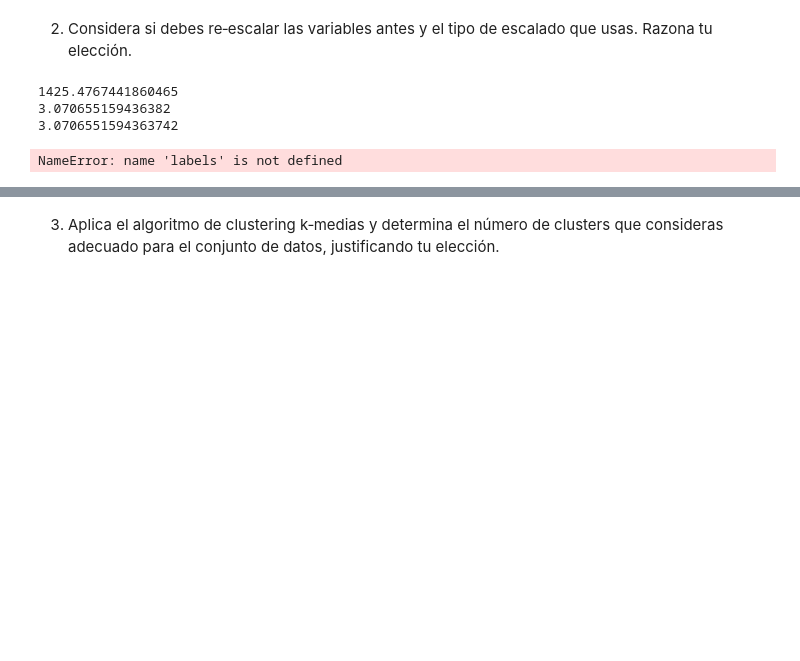
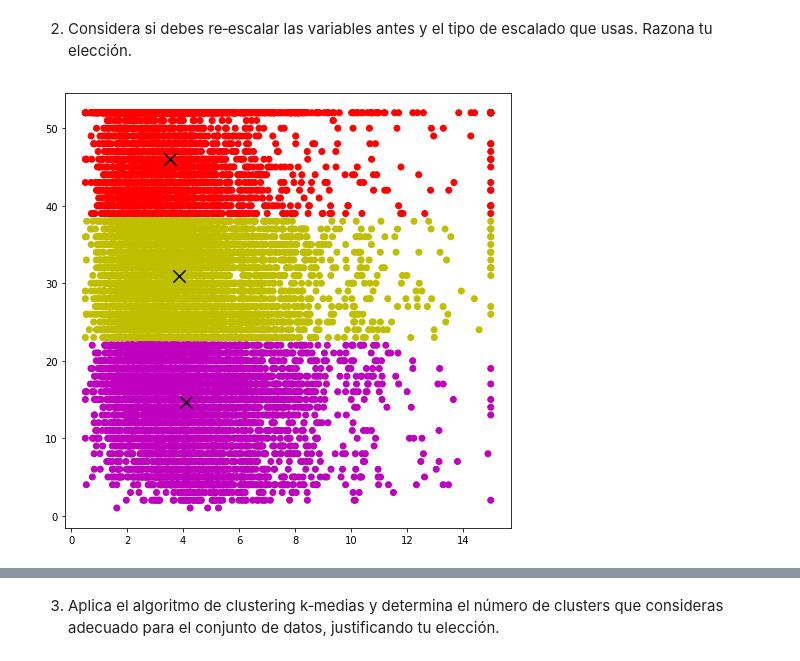
Before and after one commit to azohc/iarn, a Jupyter notebook: CaliCluster.ipynb, the cells around one changed output, grey strips where cells are left out. Drawn from its saved outputs; the diff is of its cells as text; code cells hidden in the pictures; blank space fills up the shorter version.

```diff
--- a/CaliCluster.ipynb
+++ b/CaliCluster.ipynb
@@ -124,0 +84,14 @@ Por cada conjunto de datos que utilices deberás incluir una breve descripción
+# %%
+# Distribución de datos
+for j in range(0, 8):
+    X = []
+    for i in range(0, len(cali.data)):
+        X.append(cali.data[i][j])
+
+    print(cali.feature_names[j], "(", j, ")")
+    print("\tMedia: ", stat.mean(X))
+    print("\tDeviación típica: ", stat.stdev(X))
+    print("\tVarianza: ", stat.variance(X))
+    print("\tMediana: ", stat.median(X))
+    print("\tMáximo: ", max(X))
+    print("\tMínimo: ", min(X), "\n")
@@ -125,25 +116,5 @@ Por cada conjunto de datos que utilices deberás incluir una breve descripción
 # %% [markdown]
 2) Considera si debes re‐escalar las variables antes y el tipo de escalado que usas. Razona tu elección.
-# %%
-X = []
-pop = 0
-kel = 0
-for i in range(0, len(cali.data)):
-    pop = pop + cali.data[i][4]
-    kel = kel + cali.data[i][5]
-    X.append(cali.data[i][5])
-pop = pop / len(cali.data)
-kel = kel / len(cali.data)
-print(pop)
-print(kel)
-
-print(stat.mean(X))
-
-comparar plots para decidir 2)
-# %% [output]
-1425.4767441860465
-3.070655159436382
-3.0706551594363742
 # %%
 def plot_clusters(X, labels=None, centers=None):
     """ Función auxiliar para pintar los puntos de los clusters y, optativamente, sus centros.
@@ -165,19 +136,24 @@ def plot_clusters(X, labels=None, centers=None):
         plt.scatter(centers[:,0], centers[:,1], marker="x", color='k', s=150, linewidths = 5, zorder=10)
     plt.show()
 
-
-# Crear una instancia del agrupador k-means
-km = KMeans(init='random', n_clusters=3)
-
-# Agrupar los puntos en clusters
-km.fit(X)
-
-# Podemos consultar el cluster asignado a cada punto y el centro de cada cluster
-labels = km.labels_
-centers = km.cluster_centers_
-
-plot_clusters(X, labels, centers)
+# Función para extraer columnas de una matriz: recibe una matriz y dos indices
+# Devuelve una matriz con las columnas de los indices
+def column(matrix, i, j):
+    return np.array([np.array([row[i], row[j]]) for row in matrix])
-# %%
-plot_clusters(cali.data[:][5], labels)
-# %% [output]
-NameError: name 'labels' is not defined
+# %%
+# Copiamos a X las columnas 4 y 5 (Población y Ocupación Media)
+X = column(cali.data, 0, 1)
+
+# Crear una instancia del agrupador k-means
+km = KMeans(init='random', n_clusters=3)
+
+# Agrupar los puntos en clusters
+km.fit(X)
+
+# Podemos consultar el cluster asignado a cada punto y el centro de cada cluster
+labels = km.labels_
+centers = km.cluster_centers_
+
+plot_clusters(X, labels, centers)
+# %% [output]
+[figure, added]
```
Also changed, not shown: parts of 5 cells of this notebook, 1 other file.
